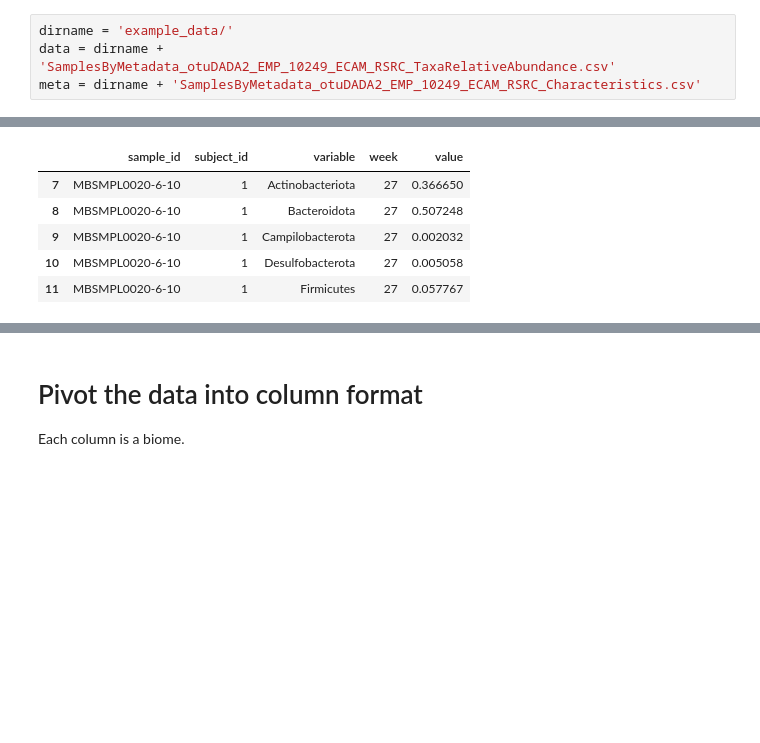
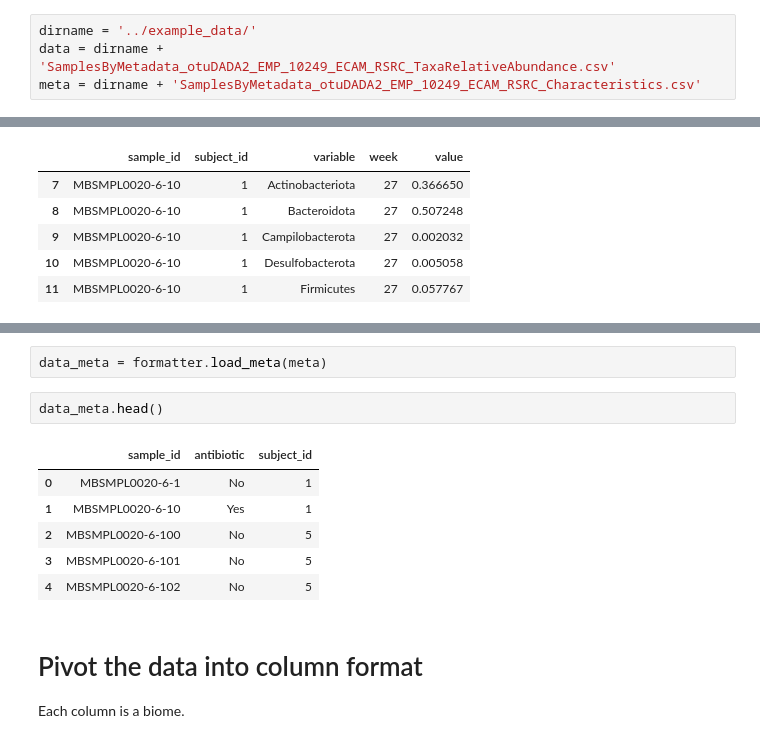
Before and after one commit to zeroknowledgediscovery/qbiome, a Jupyter notebook: examples/local_development/data_formatter.ipynb, the cells around one changed output, grey strips where cells are left out. Drawn from its saved outputs; the diff is of its cells as text; blank space fills up the shorter version.

Commit message:
Add method in formatter to parse sample id subject id property map

```diff
--- a/examples/local_development/data_formatter.ipynb
+++ b/examples/local_development/data_formatter.ipynb
@@ -5,7 +5,7 @@ sys.path.insert(0, os.path.abspath('../../qbiome'))
 
 from data_formatter import DataFormatter
 # %%
-dirname = 'example_data/'
+dirname = '../example_data/'
 data = dirname + 'SamplesByMetadata_otuDADA2_EMP_10249_ECAM_RSRC_TaxaRelativeAbundance.csv'
 meta = dirname + 'SamplesByMetadata_otuDADA2_EMP_10249_ECAM_RSRC_Characteristics.csv'
 # %% [markdown]
@@ -32,3 +36,14 @@ data.head()
+# %%
+data_meta = formatter.load_meta(meta)
+# %%
+data_meta.head()
+# %% [output]
+|  | sample_id | antibiotic | subject_id |
+| 0 | MBSMPL0020-6-1 | No | 1 |
+| 1 | MBSMPL0020-6-10 | Yes | 1 |
+| 2 | MBSMPL0020-6-100 | No | 5 |
+| 3 | MBSMPL0020-6-101 | No | 5 |
+| 4 | MBSMPL0020-6-102 | No | 5 |
 # %% [markdown]
 # Pivot the data into column format
 Each column is a biome.
```
Also changed, not shown: parts of 1 cell of this notebook, 1 other file.
